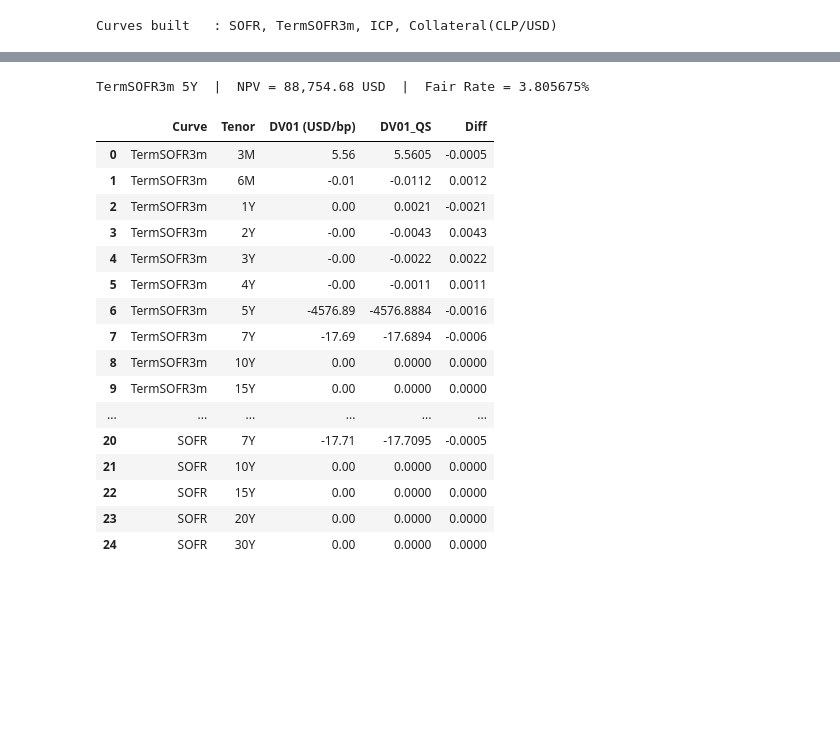
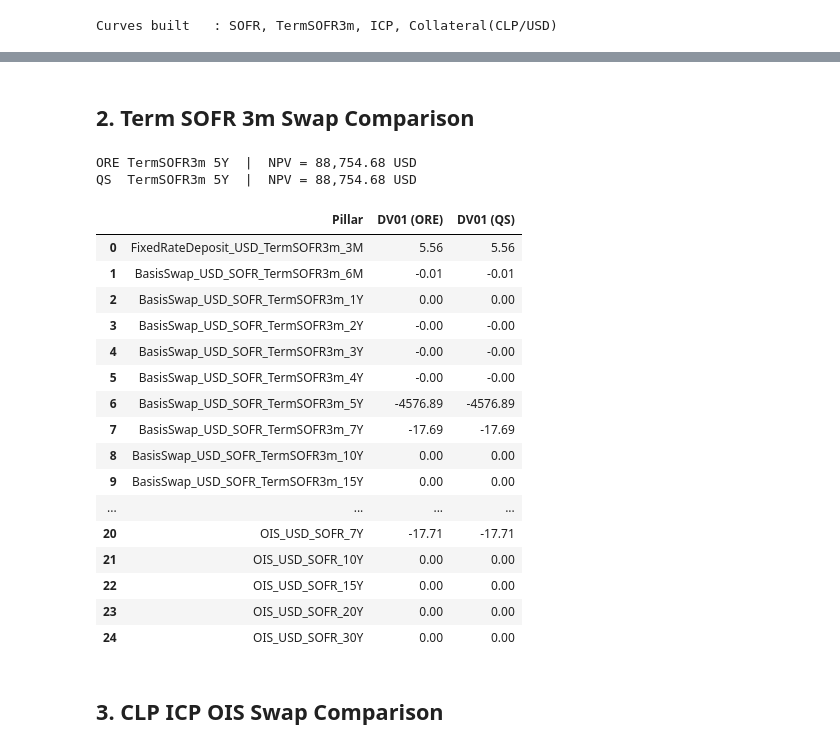
Before and after one commit to jmelo11/quantsupport, a Jupyter notebook: examples/sensitivity/bechmark/sensitivity.ipynb, the cells around one changed output, grey strips where cells are left out. Saved outputs shown, nothing was run; the diff lists cells and outputs as text; code cells hidden in the pictures; blank space fills up the shorter version.

```diff
--- a/examples/sensitivity/bechmark/sensitivity.ipynb
+++ b/examples/sensitivity/bechmark/sensitivity.ipynb
@@ -232,3 +162,5 @@ compare_sensitivities(sofr_swap_rows, "SOFR OIS 5Y Swap")
+# %% [markdown]
+## 2. Term SOFR 3m Swap Comparison
 # %%
 ts3m_index = curves['TermSOFR3m']['index']
 ts3m_swap = ore.VanillaSwap(ore.VanillaSwap.Receiver, notional,
@@ -236,58 +168,87 @@ ts3m_swap = ore.VanillaSwap(ore.VanillaSwap.Receiver, notional,
                              float_sched, ts3m_index, 0.0, dc)
 ts3m_swap.setPricingEngine(ore.DiscountingSwapEngine(sofr_handle))
 
-print(f"TermSOFR3m 5Y  |  NPV = {ts3m_swap.NPV():,.2f} USD  |  Fair Rate = {ts3m_swap.fairRate():.6%}")
+qs_ts3m = next(p for p in qs_results['products'] if p['label'] == 'TermSOFR3m 5Y Swap')
+print(f"ORE TermSOFR3m 5Y  |  NPV = {ts3m_swap.NPV():,.2f} USD")
+print(f"QS  TermSOFR3m 5Y  |  NPV = {qs_ts3m['npv']:,.2f} USD")
 # %% [output]
-TermSOFR3m 5Y  |  NPV = 88,754.68 USD  |  Fair Rate = 3.805675%
+ORE TermSOFR3m 5Y  |  NPV = 88,754.68 USD
+QS  TermSOFR3m 5Y  |  NPV = 88,754.68 USD
 # %%
 ts3m_tenors  = ["3M","6M","1Y","2Y","3Y","4Y","5Y","7Y","10Y","15Y","20Y","30Y"]
 ts3m_quotes  = curves['TermSOFR3m']['quotes']
 
+qs_product = next(p for p in qs_results['products'] if p['label'] == 'TermSOFR3m 5Y Swap')
+qs_sens = qs_product['sensitivities']
+
 ts3m_swap_rows = []
+idx = 0
 
 # Bump TermSOFR3m (forecast curve)
-for tenor, q in zip(ts3m_tenors, ts3m_quotes):
+for q in ts3m_quotes:
     rq = q.get('spread', q.get('rate'))
     orig = rq.value()
     rq.setValue(orig + bump)
     v_up = ts3m_swap.NPV()
     rq.setValue(orig - bump)
     v_down = ts3m_swap.NPV()
     rq.setValue(orig)
     dv01 = (v_up - v_down) / 2
-    ts3m_swap_rows.append({"Curve": "TermSOFR3m", "Tenor": tenor, "DV01 (USD/bp)": round(dv01, 2)})
+    ts3m_swap_rows.append({"Pillar": qs_sens[idx]['pillar'], "DV01 (ORE)": round(dv01, 2)})
+    idx += 1
 
 # Bump SOFR (discount curve)
-for tenor, q in zip(sofr_tenors, sofr_quotes):
+for q in sofr_quotes:
     rq = q['rate']
     orig = rq.value()
     rq.setValue(orig + bump)
     v_up = ts3m_swap.NPV()
     rq.setValue(orig - bump)
     v_down = ts3m_swap.NPV()
     rq.setValue(orig)
     dv01 = (v_up - v_down) / 2
-    ts3m_swap_rows.append({"Curve": "SOFR", "Tenor": tenor, "DV01 (USD/bp)": round(dv01, 2)})
+    ts3m_swap_rows.append({"Pillar": qs_sens[idx]['pillar'], "DV01 (ORE)": round(dv01, 2)})
+    idx += 1
 
-compare_sensitivities(ts3m_swap_rows, "TermSOFR3m 5Y Swap")
+qs_swap_rows = [{"Pillar": s['pillar'], "DV01 (QS)": round(s['dv01'], 2)} for s in qs_sens]
+
+ore_sensitivities = pd.DataFrame(ts3m_swap_rows)
+qs_sensitivities = pd.DataFrame(qs_swap_rows)
+sensitivity_df = ore_sensitivities.merge(qs_sensitivities, on='Pillar')
+
+fig = go.Figure()
+fig.add_trace(go.Bar(x=sensitivity_df['Pillar'], y=sensitivity_df['DV01 (ORE)'], name='TermSOFR3m Swap DV01 (ORE)'))
+fig.add_trace(go.Bar(x=sensitivity_df['Pillar'], y=sensitivity_df['DV01 (QS)'], name='TermSOFR3m Swap DV01 (QS)'))
+
+fig.update_layout(
+    title='DV01 of TermSOFR3m Swap (ORE vs QS)',
+    xaxis_title='Pillar',
+    yaxis_title='DV01 (USD)',
+    barmode='group'
+)
+fig.show()
+
+sensitivity_df
 # %% [output]
-|  | Curve | Tenor | DV01 (USD/bp) | DV01_QS | Diff |
-| 0 | TermSOFR3m | 3M | 5.56 | 5.5605 | -0.0005 |
-| 1 | TermSOFR3m | 6M | -0.01 | -0.0112 | 0.0012 |
-| 2 | TermSOFR3m | 1Y | 0.00 | 0.0021 | -0.0021 |
-| 3 | TermSOFR3m | 2Y | -0.00 | -0.0043 | 0.0043 |
-| 4 | TermSOFR3m | 3Y | -0.00 | -0.0022 | 0.0022 |
-| 5 | TermSOFR3m | 4Y | -0.00 | -0.0011 | 0.0011 |
-| 6 | TermSOFR3m | 5Y | -4576.89 | -4576.8884 | -0.0016 |
-| 7 | TermSOFR3m | 7Y | -17.69 | -17.6894 | -0.0006 |
-| 8 | TermSOFR3m | 10Y | 0.00 | 0.0000 | 0.0000 |
-| 9 | TermSOFR3m | 15Y | 0.00 | 0.0000 | 0.0000 |
-| ... | ... | ... | ... | ... | ... |
-| 20 | SOFR | 7Y | -17.71 | -17.7095 | -0.0005 |
-| 21 | SOFR | 10Y | 0.00 | 0.0000 | 0.0000 |
-| 22 | SOFR | 15Y | 0.00 | 0.0000 | 0.0000 |
-| 23 | SOFR | 20Y | 0.00 | 0.0000 | 0.0000 |
-| 24 | SOFR | 30Y | 0.00 | 0.0000 | 0.0000 |
+|  | Pillar | DV01 (ORE) | DV01 (QS) |
+| 0 | FixedRateDeposit_USD_TermSOFR3m_3M | 5.56 | 5.56 |
+| 1 | BasisSwap_USD_SOFR_TermSOFR3m_6M | -0.01 | -0.01 |
+| 2 | BasisSwap_USD_SOFR_TermSOFR3m_1Y | 0.00 | 0.00 |
+| 3 | BasisSwap_USD_SOFR_TermSOFR3m_2Y | -0.00 | -0.00 |
+| 4 | BasisSwap_USD_SOFR_TermSOFR3m_3Y | -0.00 | -0.00 |
+| 5 | BasisSwap_USD_SOFR_TermSOFR3m_4Y | -0.00 | -0.00 |
+| 6 | BasisSwap_USD_SOFR_TermSOFR3m_5Y | -4576.89 | -4576.89 |
+| 7 | BasisSwap_USD_SOFR_TermSOFR3m_7Y | -17.69 | -17.69 |
+| 8 | BasisSwap_USD_SOFR_TermSOFR3m_10Y | 0.00 | 0.00 |
+| 9 | BasisSwap_USD_SOFR_TermSOFR3m_15Y | 0.00 | 0.00 |
+| ... | ... | ... | ... |
+| 20 | OIS_USD_SOFR_7Y | -17.71 | -17.71 |
+| 21 | OIS_USD_SOFR_10Y | 0.00 | 0.00 |
+| 22 | OIS_USD_SOFR_15Y | 0.00 | 0.00 |
+| 23 | OIS_USD_SOFR_20Y | 0.00 | 0.00 |
+| 24 | OIS_USD_SOFR_30Y | 0.00 | 0.00 |
+# %% [markdown]
+## 3. CLP ICP OIS Swap Comparison
 # %%
 clp_notional = 5_000_000_000.0
 clp_fixed_rate = 0.0440
```
Also changed, not shown: parts of 17 cells of this notebook, 1 other file.
